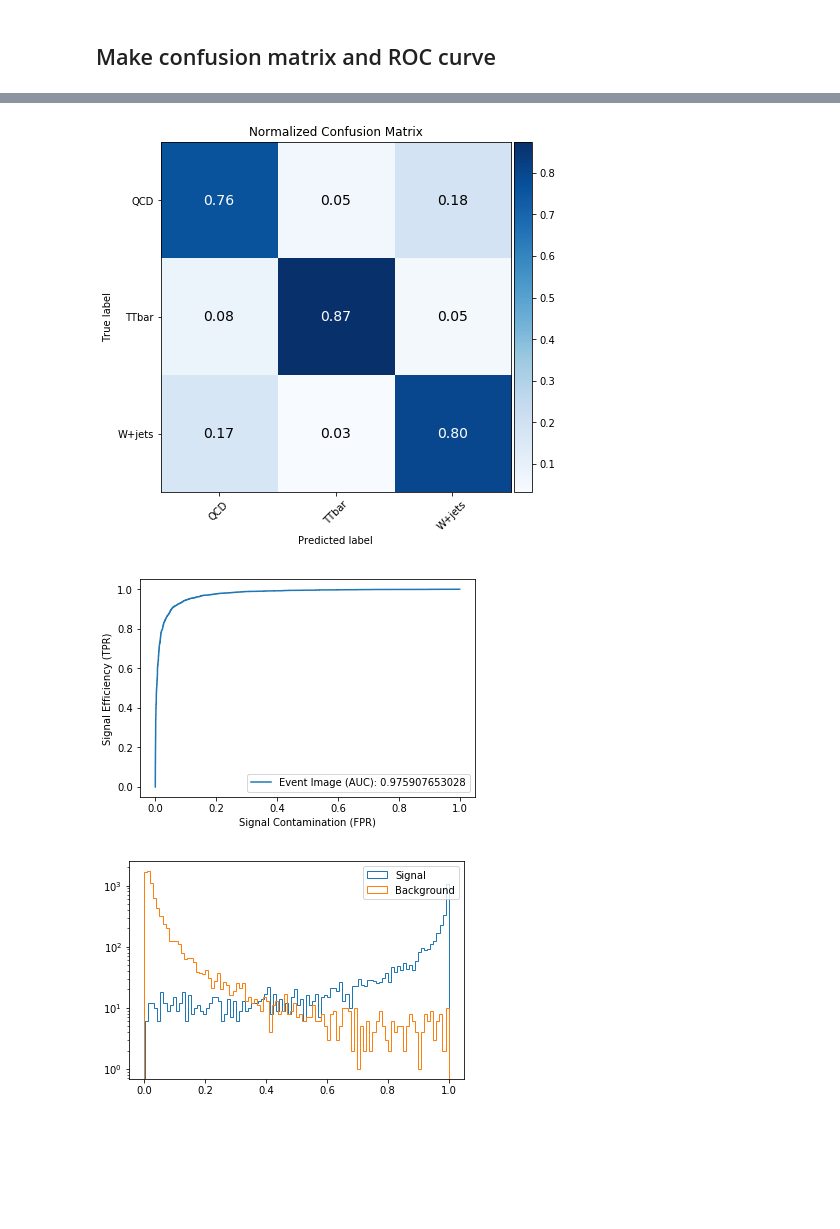
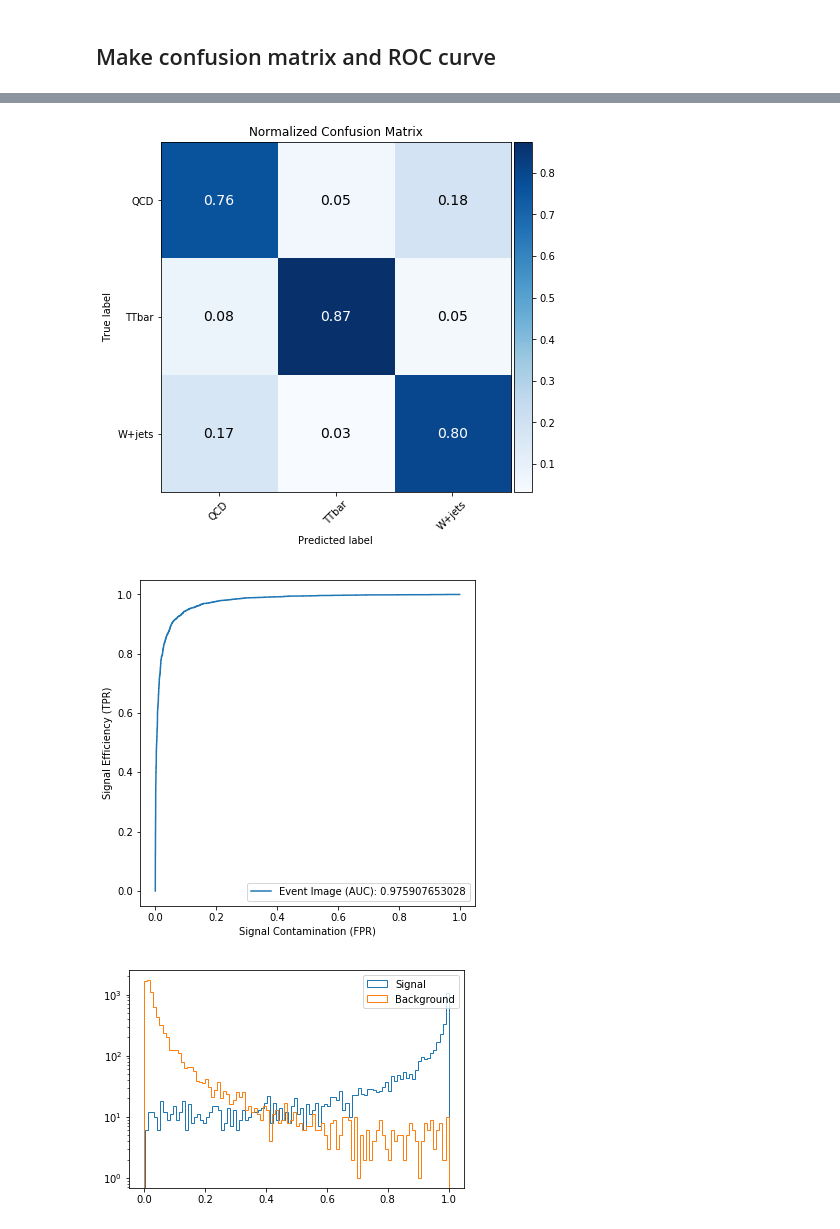
Before and after one commit to thongonary/LCDJets, a Jupyter notebook: ReadImages.ipynb, the cells around one changed output, grey strips where cells are left out. Drawn from its saved outputs; the diff is of its cells as text; code cells hidden in the pictures; blank space fills up the shorter version.

```diff
--- a/ReadImages.ipynb
+++ b/ReadImages.ipynb
@@ -166,36 +150,36 @@ truth_signal = np.copy(truth_all[:,1])
 from sklearn.metrics import roc_curve, auc
 fpr, tpr, thresholds = roc_curve(truth_signal, prob_signal)
 area = auc(fpr, tpr)
-plt.figure()
+plt.figure(figsize=(6,6))
 plt.plot(fpr,tpr,label="Event Image (AUC): {}".format(area))
 plt.ylabel('Signal Efficiency (TPR)')
 plt.xlabel('Signal Contamination (FPR)')
 plt.legend(loc='best')
 plt.show()
 
 with h5py.File("EventImage_ROC.h5","w") as roc_file:
     roc_file.create_dataset("FPR", data=fpr)
     roc_file.create_dataset("TPR", data=tpr)
 
 # Make signal vs. background distribution
-plt.figure
+plt.figure()
 sn_prob = prob_signal[np.where(truth_signal > 0.5)]
 bkg_prob = prob_signal[np.where(truth_signal < 0.5)]
 plt.hist(sn_prob, histtype='step', bins=100, label='Signal')
 plt.hist(bkg_prob, histtype='step', bins=100, label='Background')
 plt.legend(loc='best')
 plt.yscale('log')
 plt.show()
 # %% [output]
 Confusion matrix, without normalization
 [[ 3095.   222.   748.]
  [  305.  3490.   195.]
  [  671.   128.  3146.]]
 Normalized confusion matrix
 [[ 0.76137761  0.05461255  0.18400984]
  [ 0.0764411   0.87468672  0.04887218]
  [ 0.17008872  0.03244613  0.79746515]]
 [figure]
 [figure]
-[figure, old version]
+[figure, new version]
 [figure]
```
Also changed, not shown: parts of 10 cells of this notebook.
